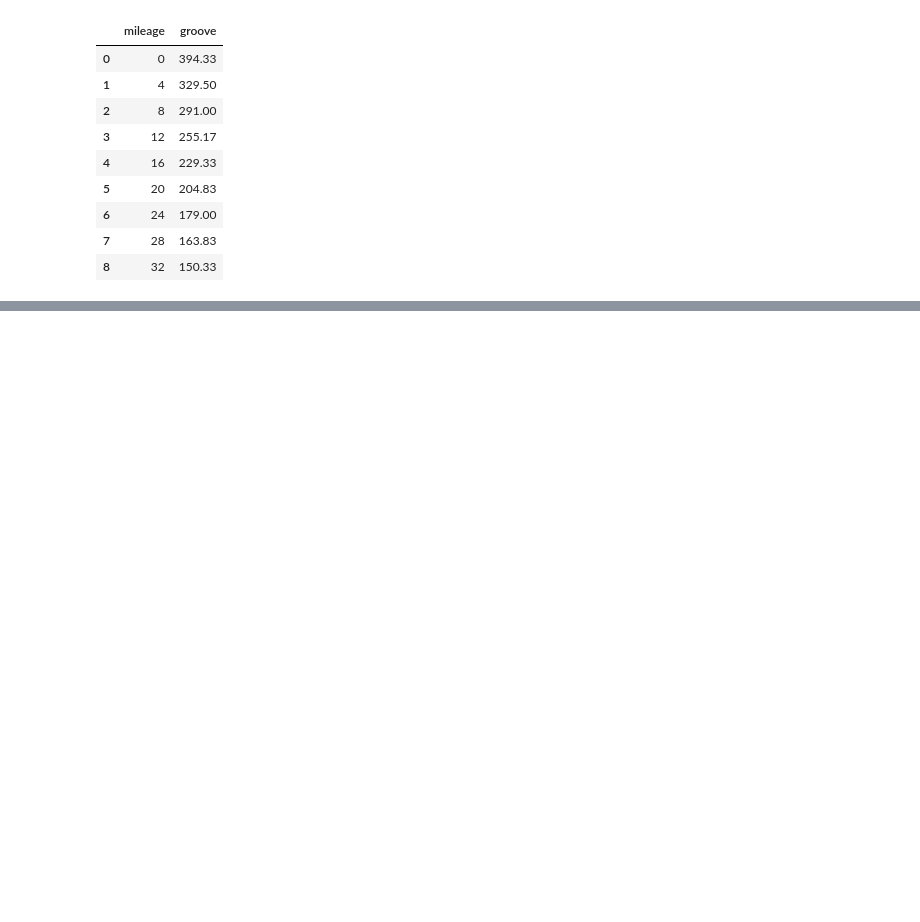
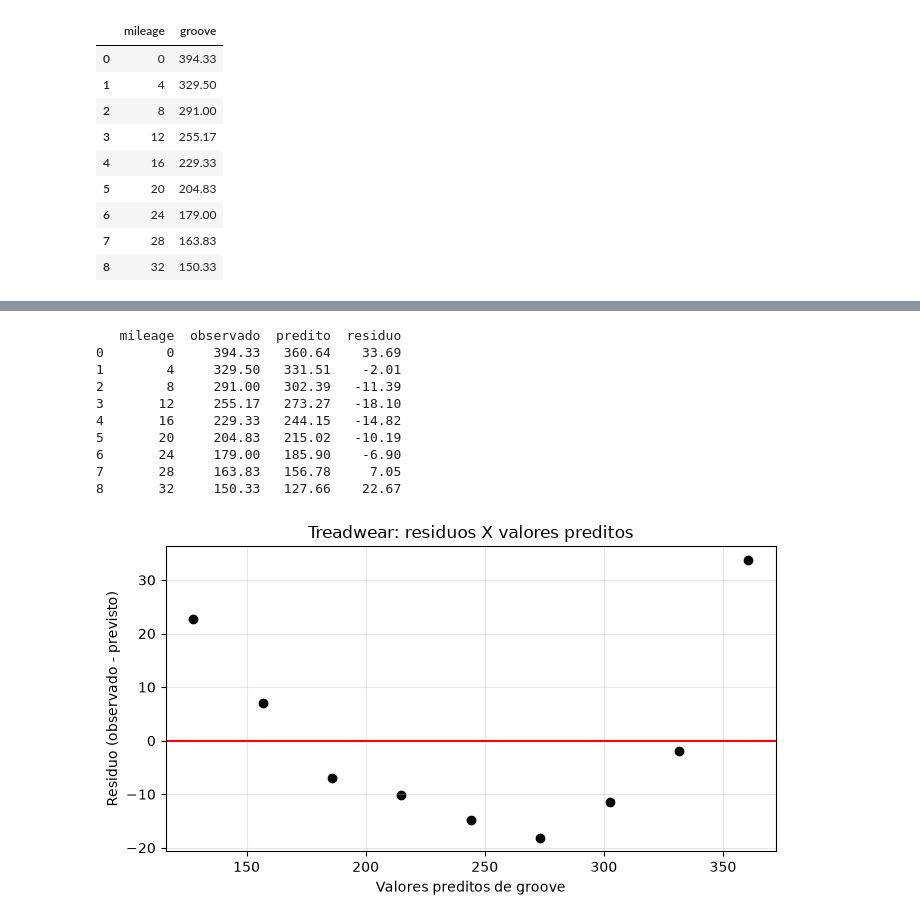
Before and after one commit to JoaoFerrett/Simple-Linear-Regression, a Jupyter notebook: treadwear.ipynb, the cells around one changed output, grey strips where cells are left out. Saved outputs shown, nothing was run; the diff lists cells and outputs as text; code cells hidden in the pictures; blank space fills up the shorter version.

```diff
--- a/treadwear.ipynb
+++ b/treadwear.ipynb
@@ -32,0 +119,40 @@ plt.show()
+# %%
+predicted = result.fittedvalues
+residual = result.resid
+
+residual_table = pd.DataFrame({
+    "mileage": x,
+    "observado": y,
+    "predito": predicted,
+    "residuo": residual
+})
+
+print(residual_table.round(2))
+
+fig, ax = plt.subplots(figsize = (7, 4))
+
+ax.scatter(predicted, residual, color = "black")
+ax.axhline(y = 0, color = "red", linestyle = "-")
+
+ax.set(
+    title= "Treadwear: residuos X valores preditos",
+    xlabel = "Valores preditos de groove",
+    ylabel = "Residuo (observado - previsto)"
+)
+
+ax.grid(alpha = 0.3)
+
+plt.tight_layout()
+plt.show()
+# %% [output]
+   mileage  observado  predito  residuo
+0        0     394.33   360.64    33.69
+1        4     329.50   331.51    -2.01
+2        8     291.00   302.39   -11.39
+3       12     255.17   273.27   -18.10
+4       16     229.33   244.15   -14.82
+5       20     204.83   215.02   -10.19
+6       24     179.00   185.90    -6.90
+7       28     163.83   156.78     7.05
+8       32     150.33   127.66    22.67
+[figure, added]
```
Also changed, not shown: parts of 10 cells of this notebook.
